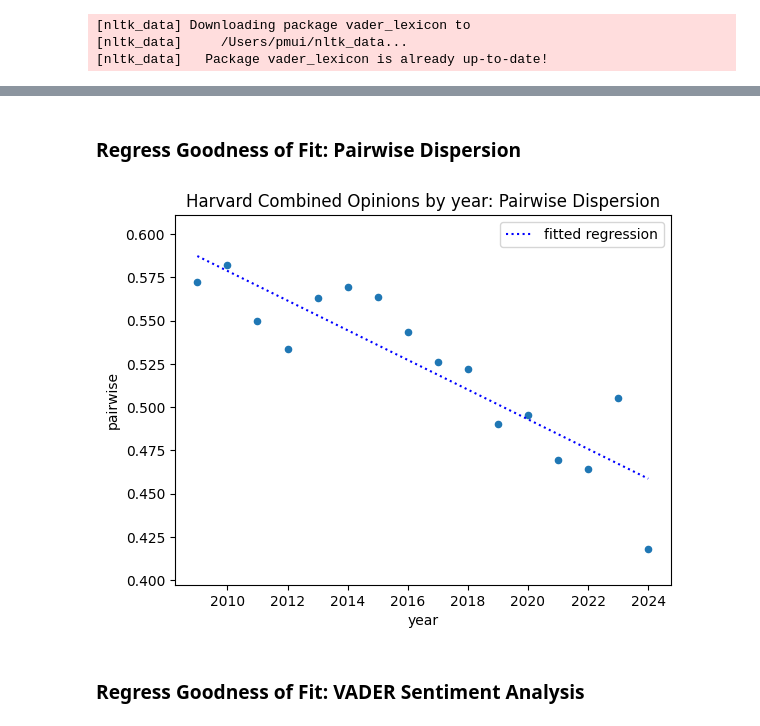
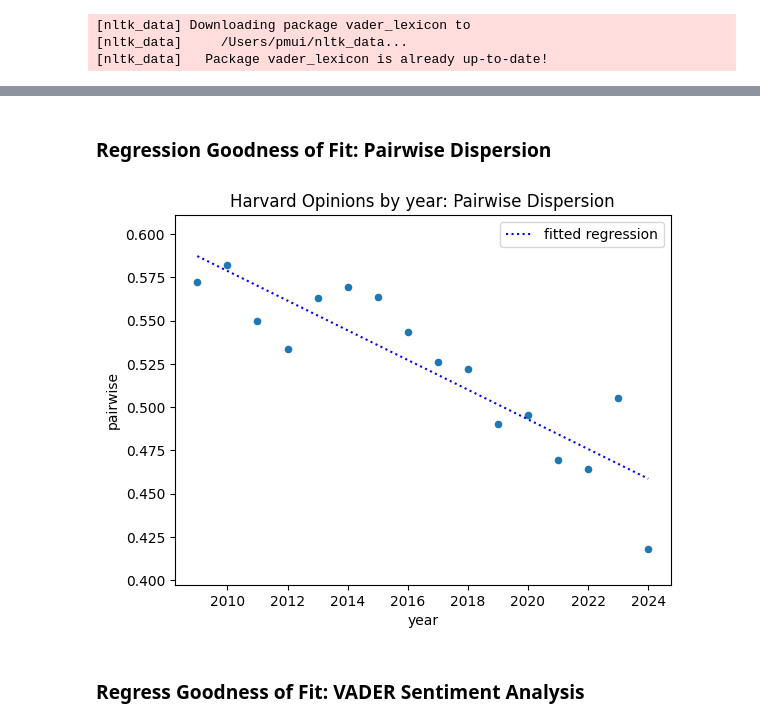
Before and after one commit to theodoremui/diversity-ideas, a Jupyter notebook: notebooks/2024/harvard.ipynb, the cells around one changed output, grey strips where cells are left out. Saved outputs shown, nothing was run; the diff lists cells and outputs as text; code cells hidden in the pictures.

```diff
--- a/notebooks/2024/harvard.ipynb
+++ b/notebooks/2024/harvard.ipynb
@@ -511,24 +532,24 @@ results_df.set_index('year')
 # %% [markdown]
-### Regress Goodness of Fit: Pairwise Dispersion
+### Regression Goodness of Fit: Pairwise Dispersion
 # %%
 import matplotlib.pyplot as plt
 from scipy.stats import linregress
 
 x = results_df['year']
 y = results_df['pairwise']
 
 slope, intercept, r_value, p_value, std_err = linregress(x, y)
 
 results_df.plot(x="year", y="pairwise", kind="scatter")
 
 plt.plot(x, intercept + slope*x, 'b:', label='fitted regression')
 
-plt.title("Harvard Combined Opinions by year: Pairwise Dispersion")
+plt.title("Harvard Opinions by year: Pairwise Dispersion")
 plt.legend(loc='upper right')
 plt.ylim(min(y)*0.95, max(y)*1.05)
 plt.show()
 # %% [output]
-[figure, old version]
+[figure, new version]
 # %% [markdown]
 ### Regress Goodness of Fit: VADER Sentiment Analysis
 # %%
```
Also changed, not shown: parts of 5 cells of this notebook, 3 other files.
